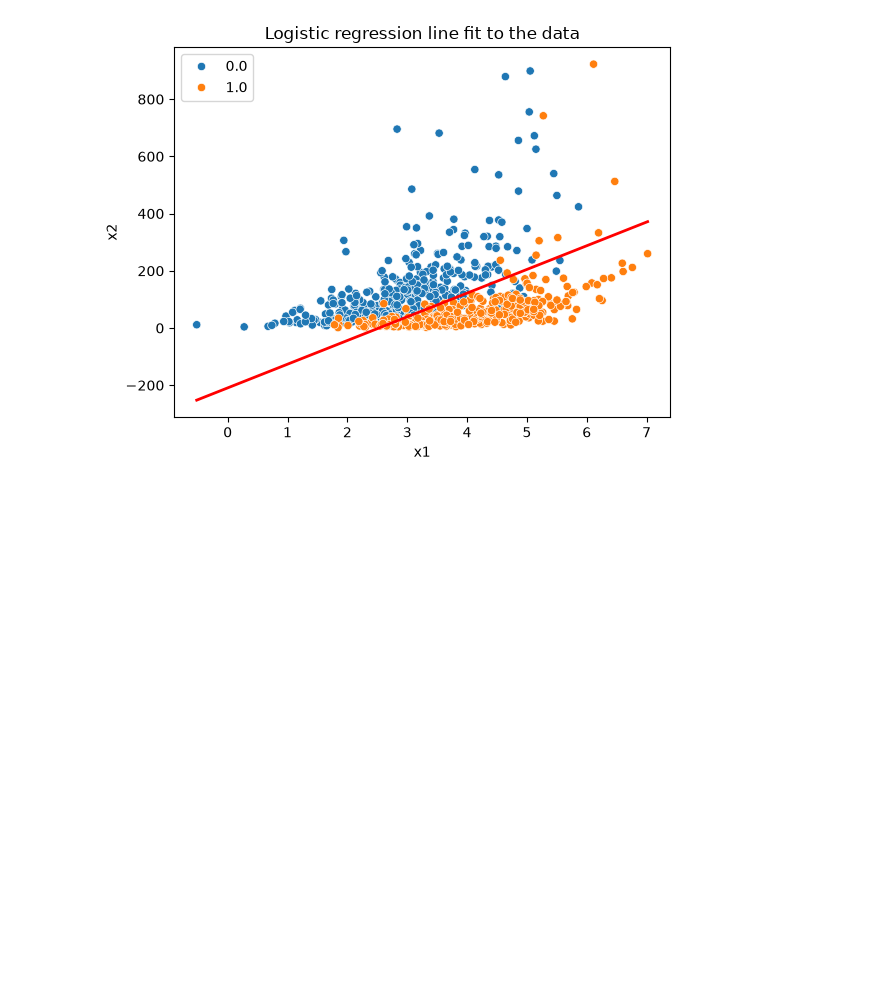
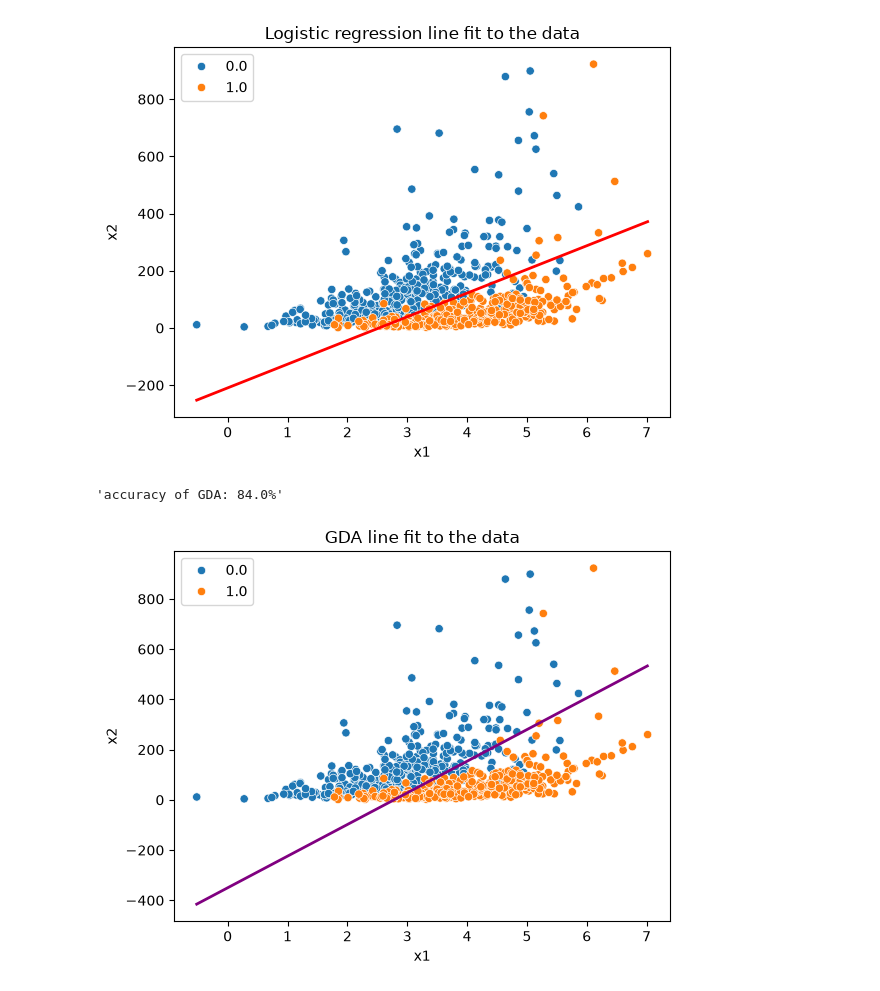
Before and after one commit to BartekWi/cs229, a Jupyter notebook: problem_set_1/ps1_1.ipynb, the cells around one changed output. Cells and saved outputs as stored; diff of their text form; code cells hidden in the pictures; blank space fills up the shorter version.

Commit message:
Implemented GDA, ploted gda and lr, analyzed data sets 1,2 adjusted x2 from data set 1 to improve GDA performance

```diff
--- a/problem_set_1/ps1_1.ipynb
+++ b/problem_set_1/ps1_1.ipynb
@@ -47,13 +47,14 @@ class LogisticRegression(LinearModel):
         Returns:
             Outputs of shape (m,).
         """
-        return 1/(1+np.exp(-(x @ self.theta)))
+        return (0.5<=1/(1+np.exp(-(x @ self.theta)))).astype(int)
 # %%
 x_train, y_train = util.load_dataset("data/ds1_train.csv", add_intercept=True)
 x_val, y_val = util.load_dataset("data/ds1_valid.csv", add_intercept=True)
-clf = LogisticRegression()
-clf.fit(x_train, y_train)
-predictions=clf.predict(x_val)
-print(predictions[:20])
-y_val[:20]
+lr = LogisticRegression()
+lr.fit(x_train, y_train)
+lr_predictions=lr.predict(x_val)
+print(lr_predictions)
+print(y_val)
+f"accuracy of logistic regression: {(lr_predictions==y_val).sum()/len(y_val)*100}%"
 # %% [output]
@@ -68,18 +71,18 @@ array([0., 0., 0., 0., 0., 0., 0., 0., 0., 0., 0., 0., 0., 0., 0., 0., 0.,
 import matplotlib.pyplot as plt
 import seaborn as sns
 # %%
-ax,fig=plt.subplots()
+fig,ax=plt.subplots()
 sns.scatterplot(x=x_train[:,1],y=x_train[:,2],hue=y_train)
 
-theta=clf.theta
+theta=lr.theta
 def calculate_x2(x1,theta):
     return -(theta[0]+theta[1]*x1)/theta[2]
 x_min=np.min(x_train[:,1])
 x_max=np.max(x_train[:,1])
 
-fig.set_xlabel("x1")
-fig.set_ylabel("x2")
-fig.set_title("Logistic regression line fit to the data")
+ax.set_xlabel("x1")
+ax.set_ylabel("x2")
+ax.set_title("Logistic regression line fit to the data")
 plt.plot([x_min,x_max ], [calculate_x2(x_min,theta), calculate_x2(x_max,theta)], linewidth=2,color='red')
 plt.show()
 # %% [output]
@@ -86,0 +152,24 @@ plt.show()
+# %%
+gda = GDA()
+gda.fit(x_train[:,1:], y_train)
+gda_predictions=gda.predict(x_val[:,1:])
+f"accuracy of GDA: {(gda_predictions==y_val).sum()/len(y_val)*100}%"
+# %% [output]
+'accuracy of GDA: 84.0%'
+# %%
+fig,ax=plt.subplots()
+sns.scatterplot(x=x_train[:,1],y=x_train[:,2],hue=y_train)
+
+theta=gda.theta
+def calculate_x2(x1,theta):
+    return -(theta[0]+theta[1]*x1)/theta[2]
+x_min=np.min(x_train[:,1])
+x_max=np.max(x_train[:,1])
+x1 = np.arange(min(x_train[:,1]), max(x_train[:,1]), 0.01)
+ax.set_xlabel("x1")
+ax.set_ylabel("x2")
+ax.set_title("GDA line fit to the data")
+plt.plot(x1, calculate_x2(x1,theta), linewidth=2,color='purple')
+plt.show()
+# %% [output]
+[figure, added]
```
Also changed, not shown: parts of 15 cells of this notebook.
